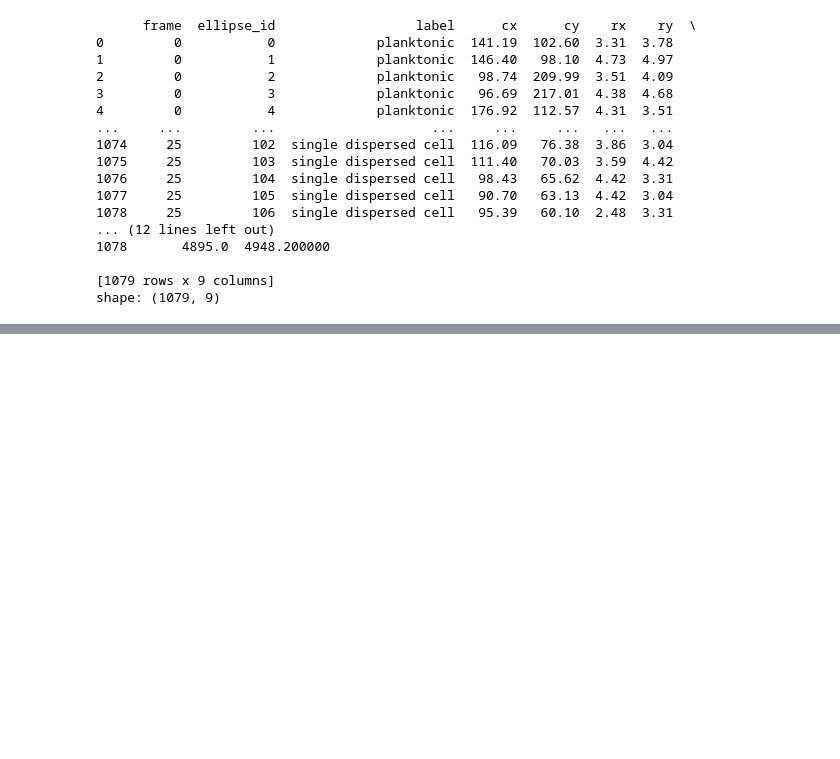
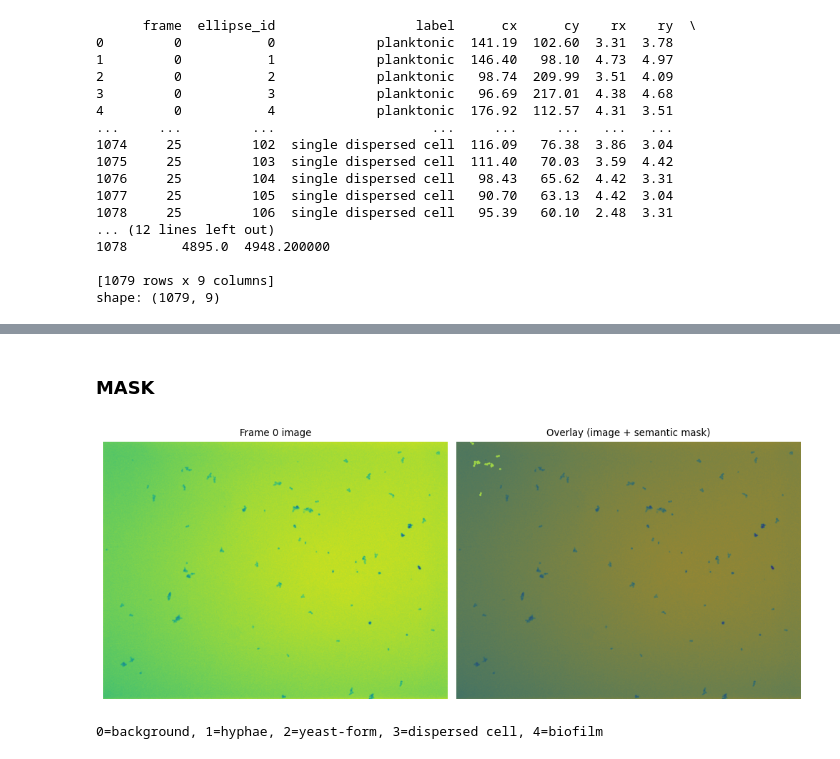
Before and after one commit to Mo119m/Cellular-state-image, a Jupyter notebook: eda.ipynb, the cells around one changed output, grey strips where cells are left out. Cells and saved outputs as stored; diff of their text form; code cells hidden in the pictures; blank space fills up the shorter version.

```diff
--- a/eda.ipynb
+++ b/eda.ipynb
@@ -652,0 +603,2 @@ NameError: name 'df_poly' is not defined
+# %% [markdown]
+### MASK
@@ -652,0 +611,51 @@ NameError: name 'df_poly' is not defined
+# %%
+T, H, W = 41, 1040, 1392
+tiff_path = "training.tif"
+frame_idx = 0
+
+CLASS2ID = {
+    "hyphae": 1,
+    "yeast-form": 2,
+    "dispersed cell": 3,
+    "biofilm": 4,
+}
+
+img_stack = imread(tiff_path)
+img_t = img_stack[frame_idx]  # (H, W)
+
+df_f = df_ell_gray[df_ell_gray["frame"] == frame_idx]
+
+if "label_norm" not in df_f.columns:
+    df_f = df_f.copy()
+    df_f["label_norm"] = df_f["label"]
+
+# 0=background
+sem_mask = np.zeros((H, W), dtype=np.uint8)
+
+
+for _, r in df_f.iterrows():
+    cy, cx = float(r["cy"]), float(r["cx"])
+    ry, rx = float(r["ry"]), float(r["rx"])
+    theta = float(r.get("theta", 0.0))
+
+    rr, cc = ellipse(cy, cx, ry, rx, shape=(H, W), rotation=theta)
+    class_id = CLASS2ID[r["label_norm"]]
+    sem_mask[rr, cc] = class_id
+
+iio.imwrite(f"sem_mask_frame_{frame_idx:03d}.png", sem_mask)
+
+
+fig, ax = plt.subplots(1, 2, figsize=(10, 5))
+ax[0].imshow(img_t)
+ax[0].set_title(f"Frame {frame_idx} image"); ax[0].axis("off")
+
+ax[1].imshow(img_t, alpha=1.0)
+ax[1].imshow(sem_mask, alpha=0.4)
+ax[1].set_title("Overlay (image + semantic mask)"); ax[1].axis("off")
+plt.tight_layout()
+plt.show()
+
+print("0=background, 1=hyphae, 2=yeast-form, 3=dispersed cell, 4=biofilm")
+# %% [output]
+[figure, added]
+0=background, 1=hyphae, 2=yeast-form, 3=dispersed cell, 4=biofilm
```
Also changed, not shown: parts of 9 cells of this notebook, 36 other files.
